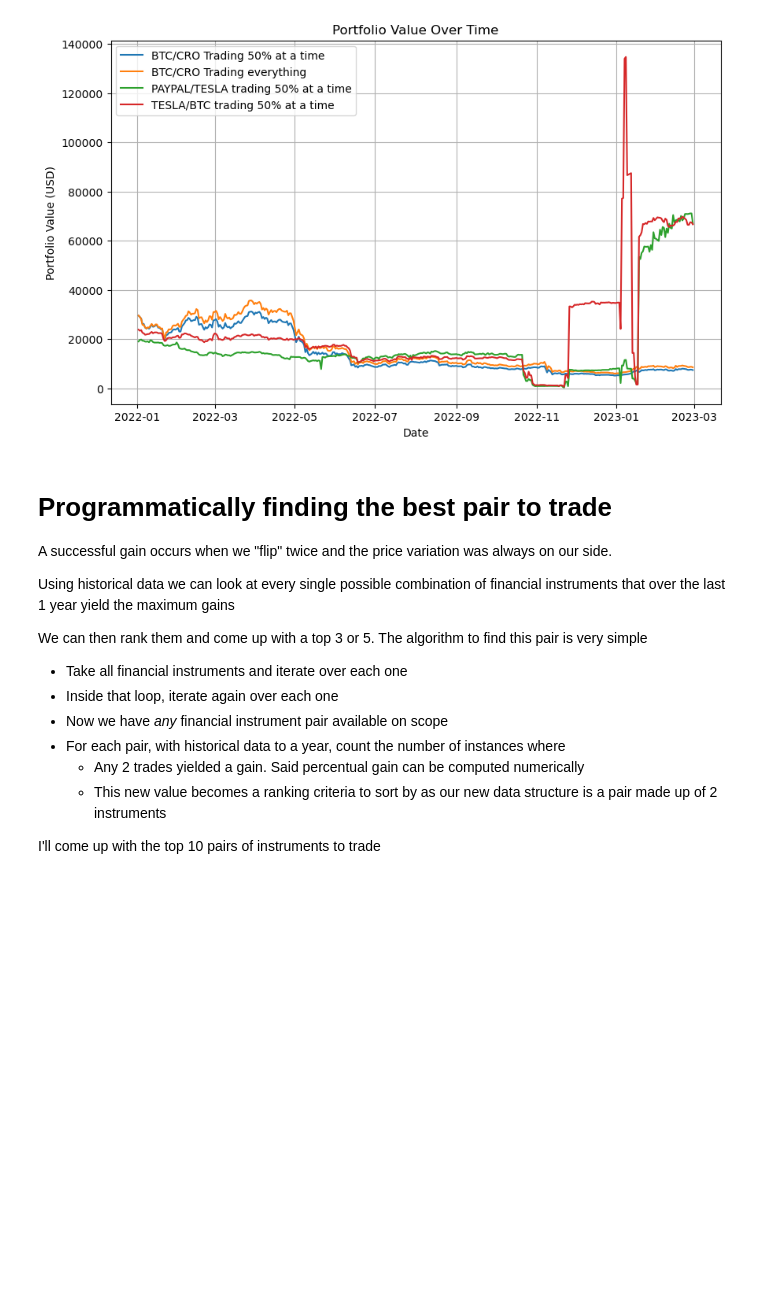
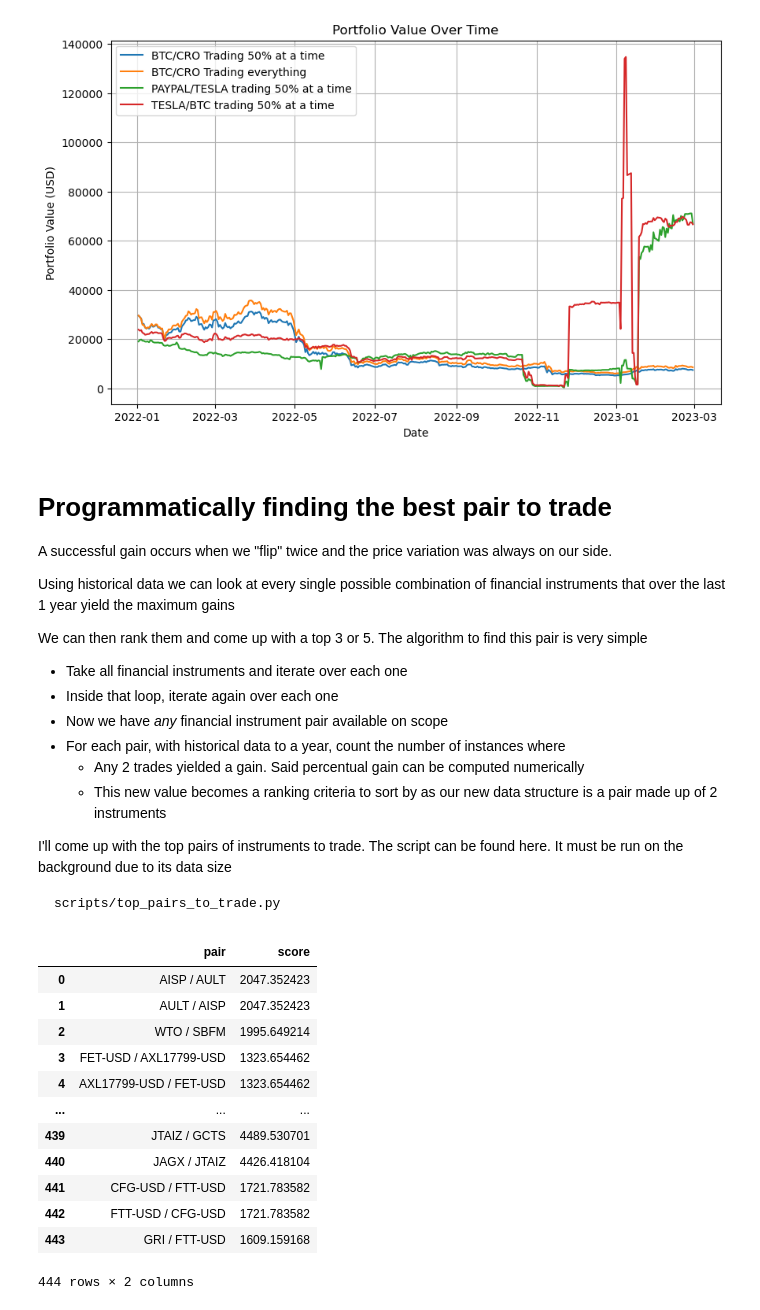
Before and after one commit to shellandbull/moneyschenko, a Jupyter notebook: notebook.ipynb, the cells around one changed output. Cells and saved outputs as stored; diff of their text form; code cells hidden in the pictures; blank space fills up the shorter version.

````diff
--- a/notebook.ipynb
+++ b/notebook.ipynb
@@ -76,6 +76,29 @@ We can then rank them and come up with a top 3 or 5. The algorithm to find this
   - Any 2 trades yielded a gain. Said percentual gain can be computed numerically
   - This new value becomes a ranking criteria to sort by as our new data structure is a pair made up of 2 instruments
 
-I'll come up with the top 10 pairs of instruments to trade
+I'll come up with the top pairs of instruments to trade. The script can be found here. It must be run on the background due to its data size
+
+```
+scripts/top_pairs_to_trade.py
+```
 # %%
-%run scripts/top_pairs_to_trade.py
+import pandas as pd
+
+# Load CSV file into DataFrame
+df = pd.read_csv('data/selected_pairs.csv')
+
+df
+# %% [output]
+|  | pair | score |
+| 0 | AISP / AULT | 2047.352423 |
+| 1 | AULT / AISP | 2047.352423 |
+| 2 | WTO / SBFM | 1995.649214 |
+| 3 | FET-USD / AXL17799-USD | 1323.654462 |
+| 4 | AXL17799-USD / FET-USD | 1323.654462 |
+| ... | ... | ... |
+| 439 | JTAIZ / GCTS | 4489.530701 |
+| 440 | JAGX / JTAIZ | 4426.418104 |
+| 441 | CFG-USD / FTT-USD | 1721.783582 |
+| 442 | FTT-USD / CFG-USD | 1721.783582 |
+| 443 | GRI / FTT-USD | 1609.159168 |
+444 rows × 2 columns
````
Also changed, not shown: parts of 4 cells of this notebook, 2 other files.
